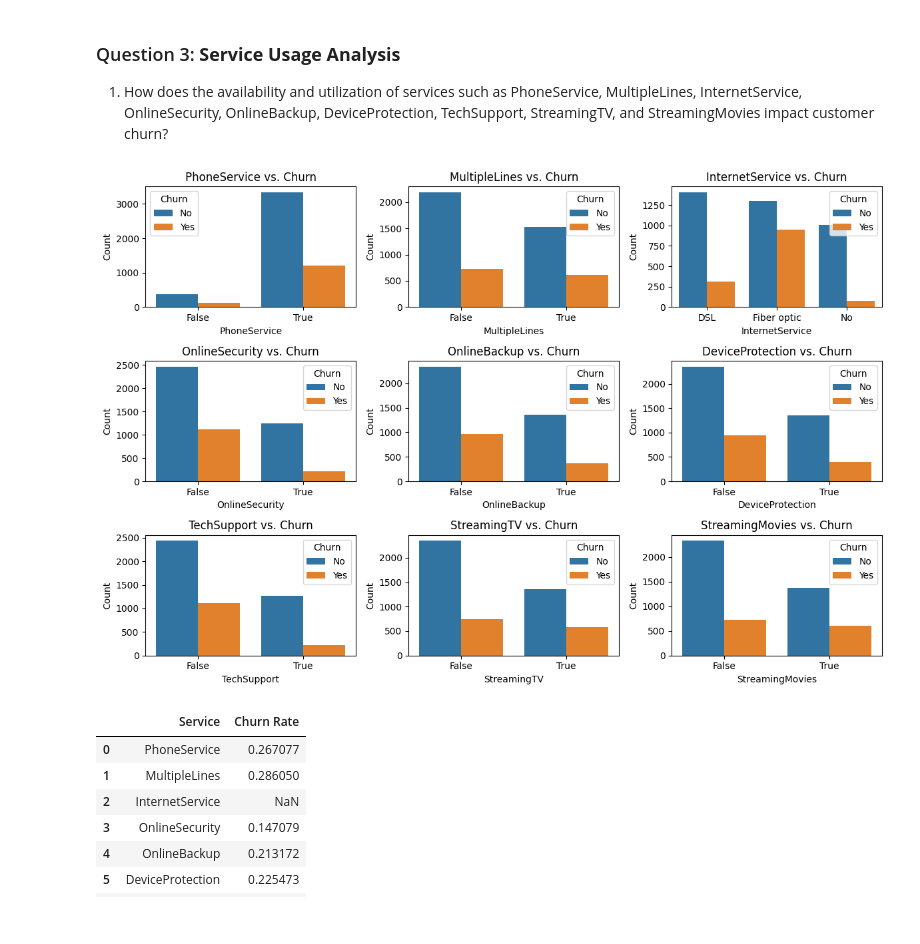
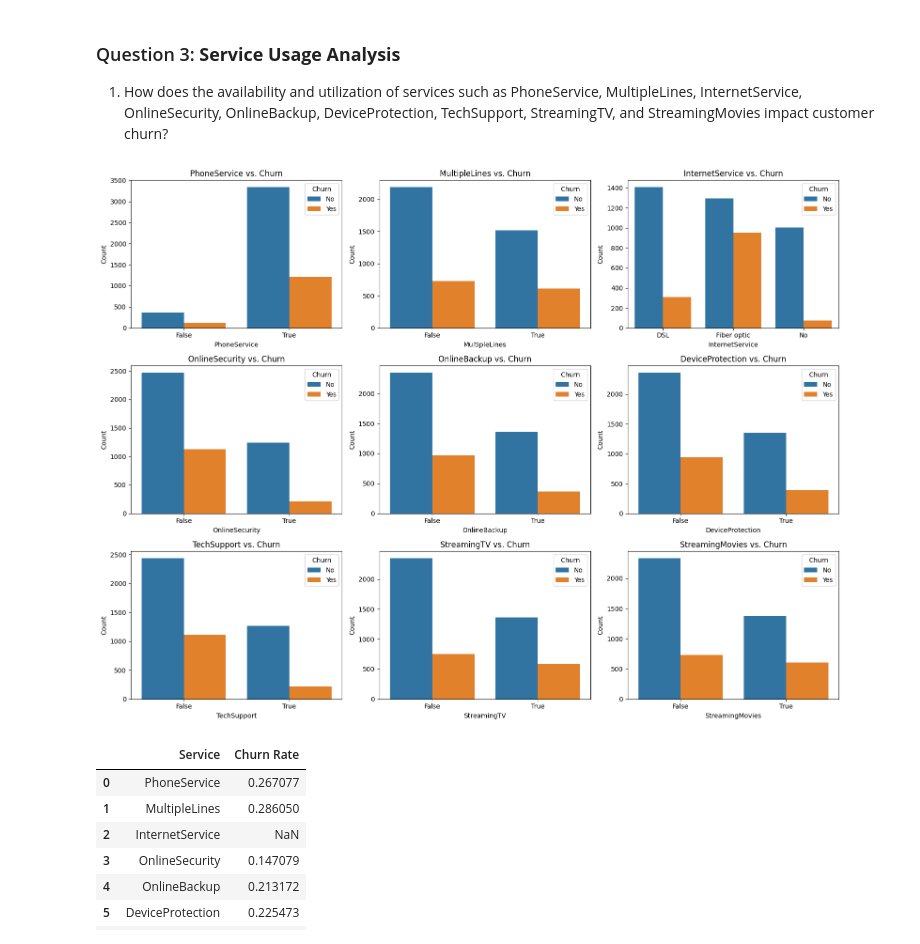
Before and after one commit to wamathaiwandeto/Customer-Churn-Prediction, a Jupyter notebook: churn.ipynb, the cells around one changed output. Saved outputs shown, nothing was run; the diff lists cells and outputs as text; code cells hidden in the pictures.

```diff
--- a/churn.ipynb
+++ b/churn.ipynb
@@ -722,20 +707,20 @@ Overall, the analysis highlights a strong negative correlation between customer
 # %%
 # Defining the list of services to analyze
 services = ['PhoneService', 'MultipleLines', 'InternetService', 'OnlineSecurity',
             'OnlineBackup', 'DeviceProtection', 'TechSupport', 'StreamingTV', 'StreamingMovies']
 # Plotting the impact of services on customer churn
-plt.figure(figsize=(12, 8))
+plt.figure(figsize=(16, 12))
 for i, service in enumerate(services, 1):
     plt.subplot(3, 3, i)
     sns.countplot(x=service, hue='Churn', data=train_df)
     plt.title(f'{service} vs. Churn')
     plt.xlabel(service)
     plt.ylabel('Count')
     plt.legend(title='Churn', labels=['No', 'Yes'])
 plt.tight_layout()
 plt.show()
 # %% [output]
-[figure, old version]
+[figure, new version]
 # %%
 #The list of services to analyze
 services = ['PhoneService', 'MultipleLines', 'InternetService', 'OnlineSecurity',
```
Also changed, not shown: parts of 1 cell of this notebook.
